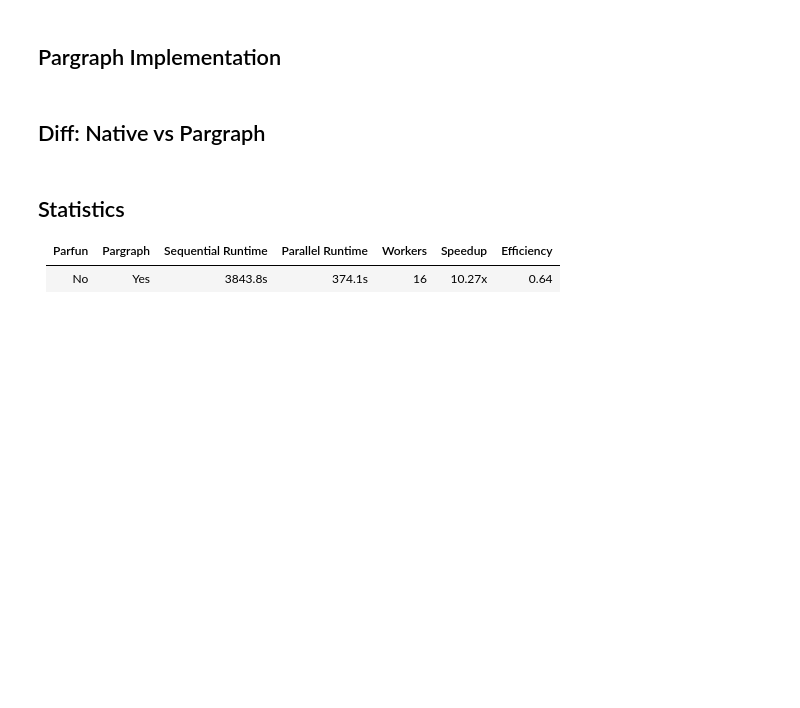
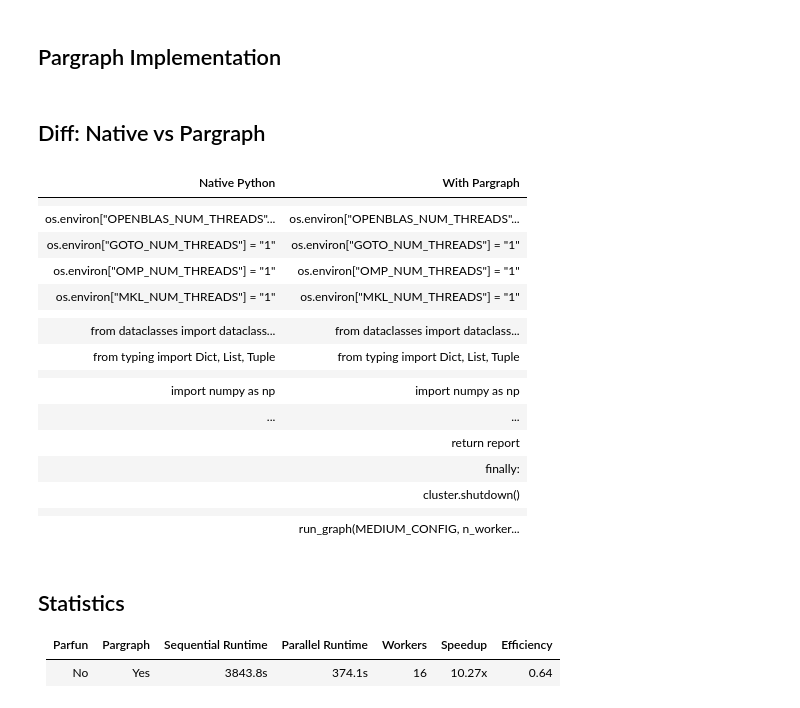
Before and after one commit to finos/opengris-scaler, a Jupyter notebook: examples/notebooks/XVA.ipynb, the cells around one changed output. Saved outputs shown, nothing was run; the diff lists cells and outputs as text; code cells hidden in the pictures; blank space fills up the shorter version.

```diff
--- a/examples/notebooks/XVA.ipynb
+++ b/examples/notebooks/XVA.ipynb
@@ -1702,10 +1697,24 @@ import re
 
 from IPython.display import HTML, display
 
+
+def _code_after_header(notebook_dict, header_text):
+    cells = notebook_dict["cells"]
+    for i, cell in enumerate(cells):
+        if cell["cell_type"] != "markdown":
+            continue
+        if header_text not in "".join(cell["source"]):
+            continue
+        for following in cells[i + 1:]:
+            if following["cell_type"] == "code":
+                return "".join(following["source"])
+    raise LookupError(f"no code cell found after header: {header_text}")
+
+
 with open("XVA.ipynb") as _f:
     _nb = json.load(_f)
-native_code = "".join(_nb["cells"][3]["source"])
-parallel_code = "".join(_nb["cells"][5]["source"])
+native_code = _code_after_header(_nb, "## Native Python Implementation")
+parallel_code = _code_after_header(_nb, "## Pargraph Implementation")
 
 differ = difflib.HtmlDiff(wrapcolumn=90)
 table = differ.make_table(
@@ -1715,33 +1724,51 @@ table = differ.make_table(
     todesc="With Pargraph",
     context=True,
     numlines=10,
 )
 
 # Strip unwanted columns: navigation links, line numbers, and nowrap attribute
 table = re.sub(r'<td class="diff_next"[^>]*>.*?</td>', "", table)
 table = re.sub(r'<th class="diff_next"[^>]*>.*?</th>', "", table)
 table = re.sub(r'<td class="diff_header"[^>]*>.*?</td>', "", table)
 table = table.replace('colspan="2"', "")
 table = table.replace(' nowrap="nowrap"', "")
 table = re.sub(
     r"(\s*<colgroup></colgroup>){6}",
     "\n        <colgroup></colgroup> <colgroup></colgroup>",
     table,
 )
 
 css = """<style>
     table.diff { font-family: monospace; font-size: 10px; border-collapse: collapse; width: 100%; }
     table.diff td { padding: 2px 8px; white-space: pre-wrap; word-break: break-all; text-align: left !important; }
     table.diff th { padding: 6px 8px; text-align: center; background-color: #f0f0f0; font-size: 14px; }
     td.diff_add { background-color: #e6ffec; }
     td.diff_chg { background-color: #fff8c5; }
     td.diff_sub { background-color: #ffebe9; }
     span.diff_add { background-color: #ccffd8; }
     span.diff_chg { background-color: #fff2a8; }
     span.diff_sub { background-color: #ffc0c0; }
 </style>"""
 
 display(HTML(css + table))
+# %% [output]
+| Native Python | With Pargraph |
+|  |  |
+| os.environ["OPENBLAS_NUM_THREADS"... | os.environ["OPENBLAS_NUM_THREADS"... |
+| os.environ["GOTO_NUM_THREADS"] = "1" | os.environ["GOTO_NUM_THREADS"] = "1" |
+| os.environ["OMP_NUM_THREADS"] = "1" | os.environ["OMP_NUM_THREADS"] = "1" |
+| os.environ["MKL_NUM_THREADS"] = "1" | os.environ["MKL_NUM_THREADS"] = "1" |
+|  |  |
+| from dataclasses import dataclass... | from dataclasses import dataclass... |
+| from typing import Dict, List, Tuple | from typing import Dict, List, Tuple |
+|  |  |
+| import numpy as np | import numpy as np |
+| ... | ... |
+|  | return report |
+|  | finally: |
+|  | cluster.shutdown() |
+|  |  |
+|  | run_graph(MEDIUM_CONFIG, n_worker... |
 # %% [markdown]
 ## Statistics
 
```
Also changed, not shown: parts of 2 cells of this notebook, 5 other files.
